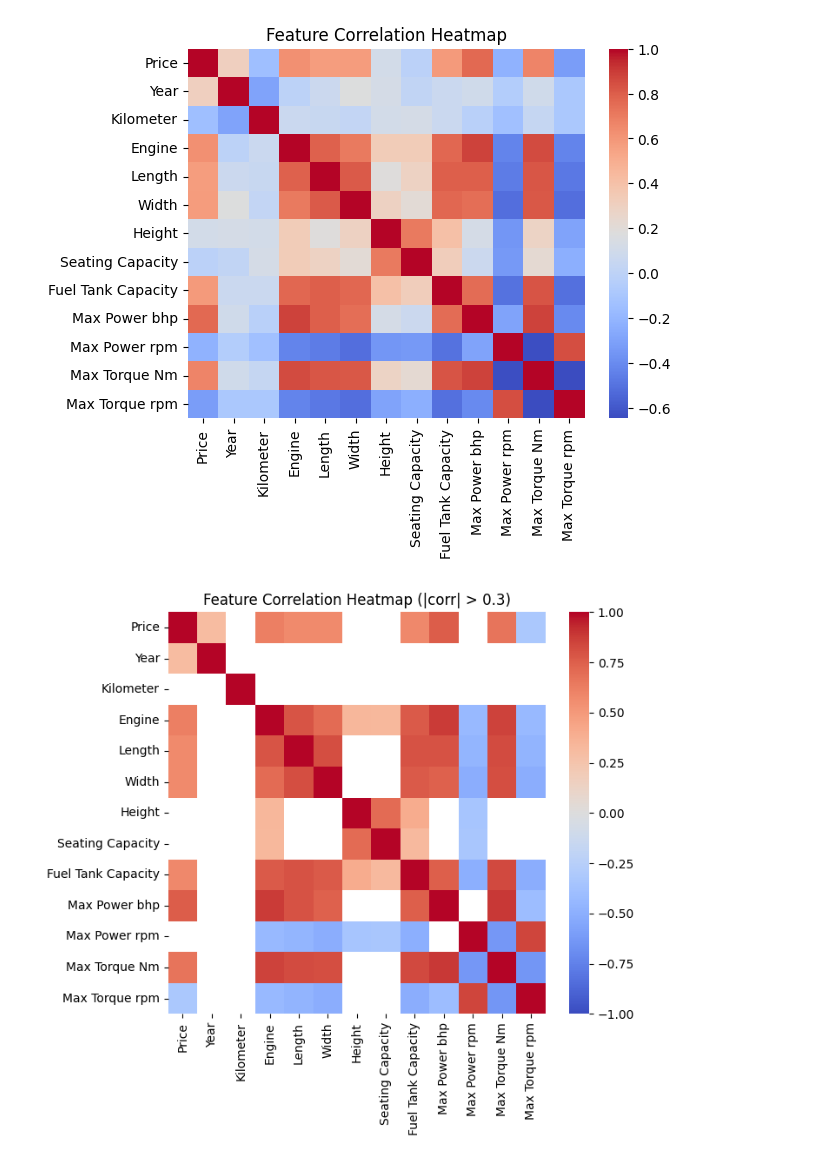
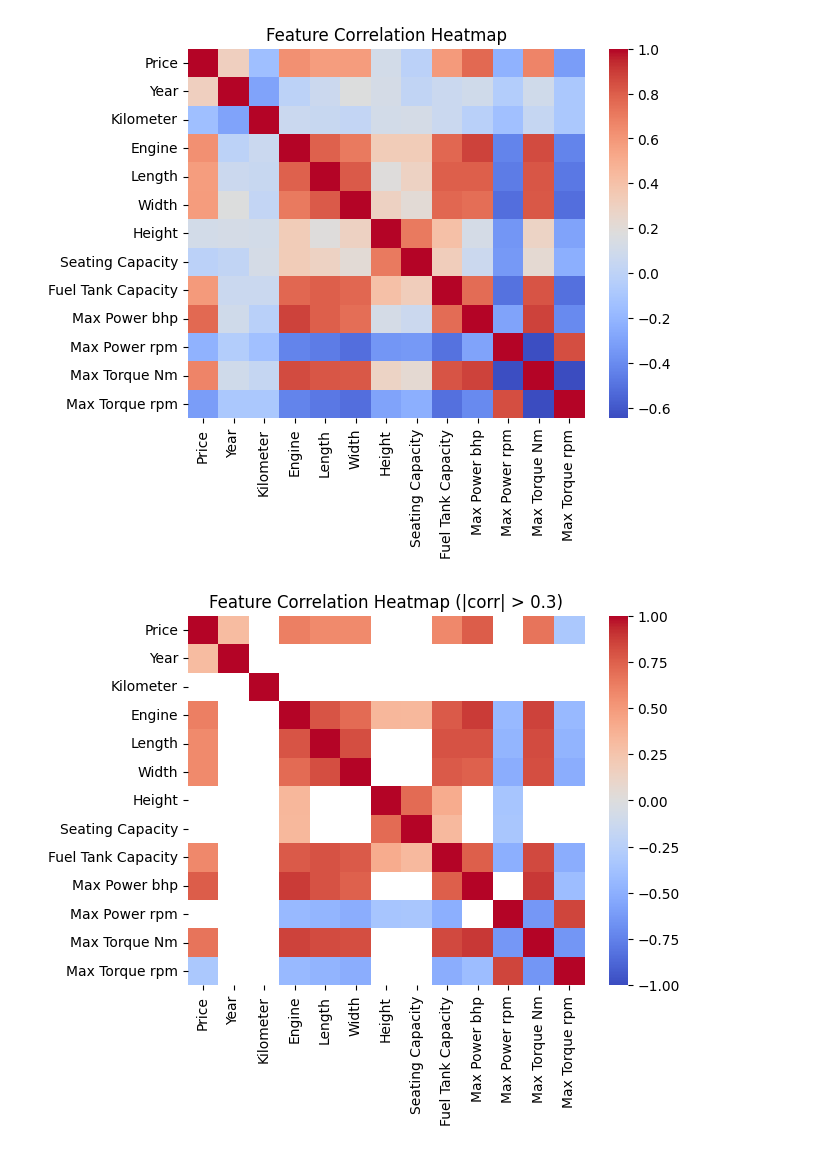
Before and after one commit to p1neapplechoco/LAB1-MML, a Jupyter notebook: visualize.ipynb, the cells around one changed output. Saved outputs shown, nothing was run; the diff lists cells and outputs as text; code cells hidden in the pictures.

```diff
--- a/lab1.ipynb
+++ b/visualize.ipynb
@@ -154,9 +152,8 @@ plt.show()
 [figure]
 # %%
 filtered_corr = corr_matrix[abs(corr_matrix) > 0.3]
-plt.figure(figsize=(7, 6))
 sns.heatmap(filtered_corr, cmap="coolwarm", vmin=-1, vmax=1)
 plt.title("Feature Correlation Heatmap (|corr| > 0.3)")
 plt.show()
 # %% [output]
-[figure, old version]
+[figure, new version]
```
Also changed, not shown: parts of 1 cell of this notebook.
